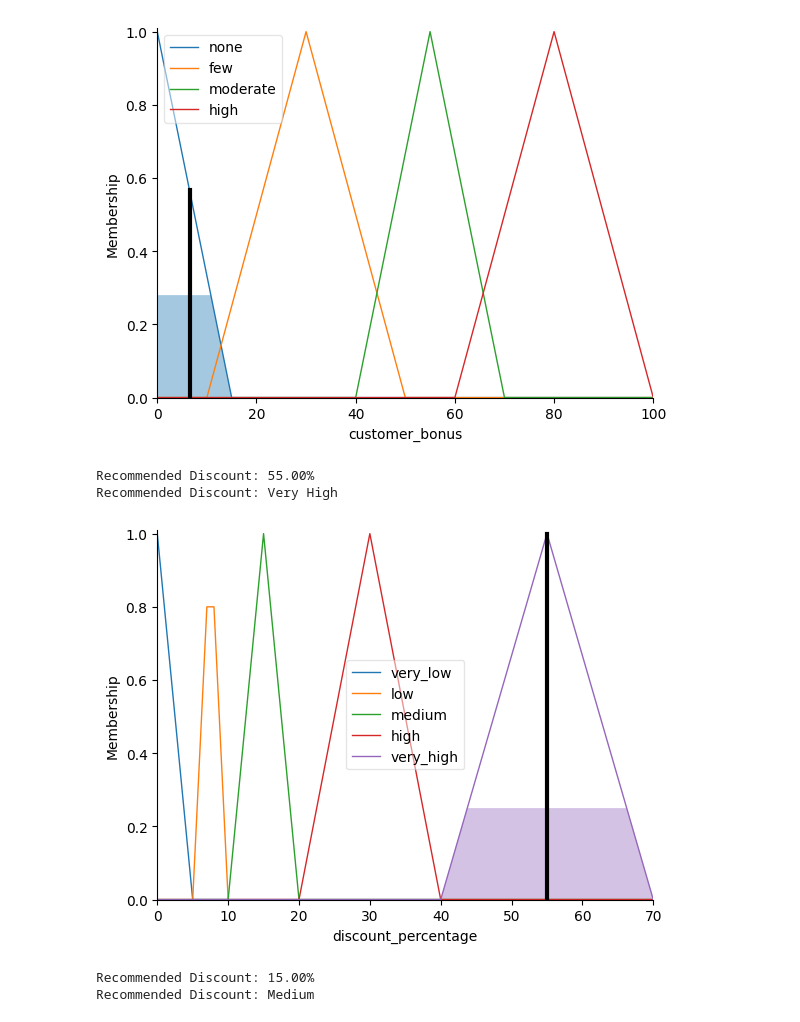
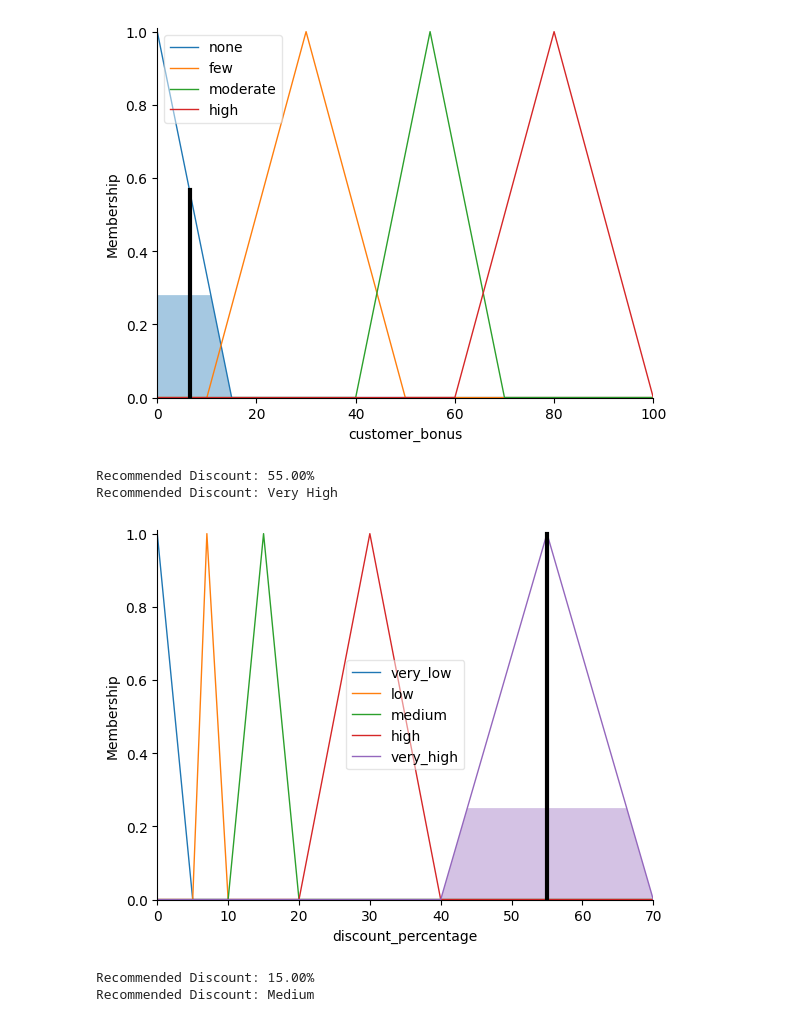
Before and after one commit to TQT2203/AI-, a Jupyter notebook: bai_tap_fuzzy.ipynb, the cells around one changed output. Saved outputs shown, nothing was run; the diff lists cells and outputs as text; code cells hidden in the pictures.

```diff
--- a/bai_tap_fuzzy.ipynb
+++ b/bai_tap_fuzzy.ipynb
@@ -1223,7 +1219,7 @@ competitor_discounts['high'] = fuzz.trimf(competitor_discounts.universe, [6, 10,
 
 # Định nghĩa hàm thành viên cho biến đầu ra
 discount_percentage['very_low'] = fuzz.trimf(discount_percentage.universe, [0, 0, 5])
-discount_percentage['low'] = fuzz.trimf(discount_percentage.universe, [5, 7.5, 10])
+discount_percentage['low'] = fuzz.trimf(discount_percentage.universe, [5, 7, 10])
 discount_percentage['medium'] = fuzz.trimf(discount_percentage.universe, [10, 15, 20])
 discount_percentage['high'] = fuzz.trimf(discount_percentage.universe, [20, 30, 40])
 discount_percentage['very_high'] = fuzz.trimf(discount_percentage.universe, [40, 55, 70])
@@ -1244,34 +1240,34 @@ discount_ctrl = ctrl.ControlSystem(rules)
 discount_sim = ctrl.ControlSystemSimulation(discount_ctrl)
 
 # Nhập giá trị đầu vào
 discount_sim.input['store_rating'] = 4.3
 discount_sim.input['sales_volume'] = 30
 discount_sim.input['profit_margin'] = 20
 discount_sim.input['seasonal_event'] = 7
 discount_sim.input['competitor_discounts'] = 9
 
 # Tính toán đầu ra
 discount_sim.compute()
 
 # In kết quả
 print(f"Recommended Discount: {discount_sim.output['discount_percentage']:.2f}%")
 if discount_sim.output['discount_percentage'] < 5:
     print("Recommended Discount: Very Low")
 elif discount_sim.output['discount_percentage'] < 10:
     print("Recommended Discount: Low")
 elif discount_sim.output['discount_percentage'] < 25:
     print("Recommended Discount: Medium")
 elif discount_sim.output['discount_percentage'] < 40:
     print("Recommended Discount: High")
 else:
     print("Recommended Discount: Very High")
 
 # Vẽ đồ thị
 discount_percentage.view(sim=discount_sim)
 # %% [output]
 Recommended Discount: 55.00%
 Recommended Discount: Very High
-[figure, old version]
+[figure, new version]
 # %%
 # Grab 3
 import numpy as np
```
Also changed, not shown: parts of 3 cells of this notebook.
